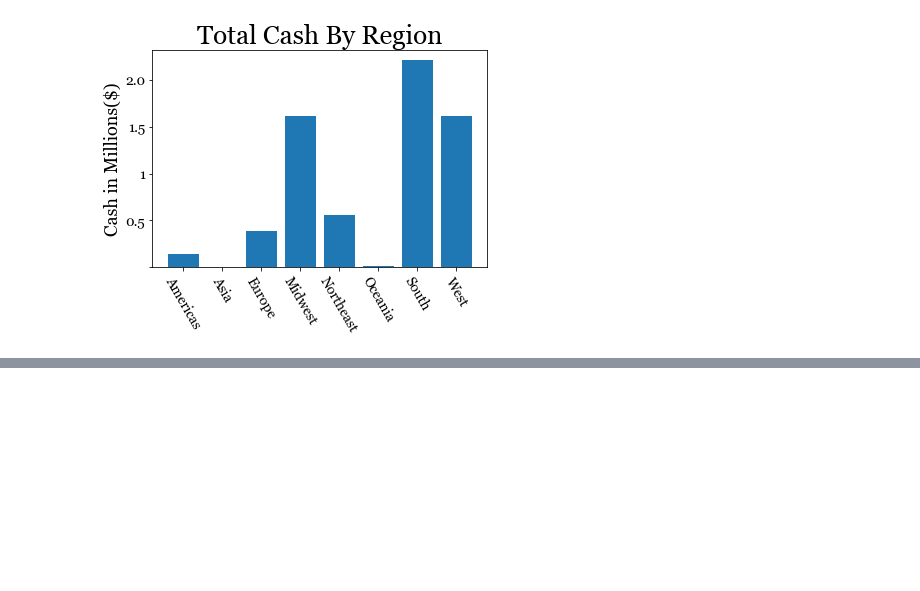
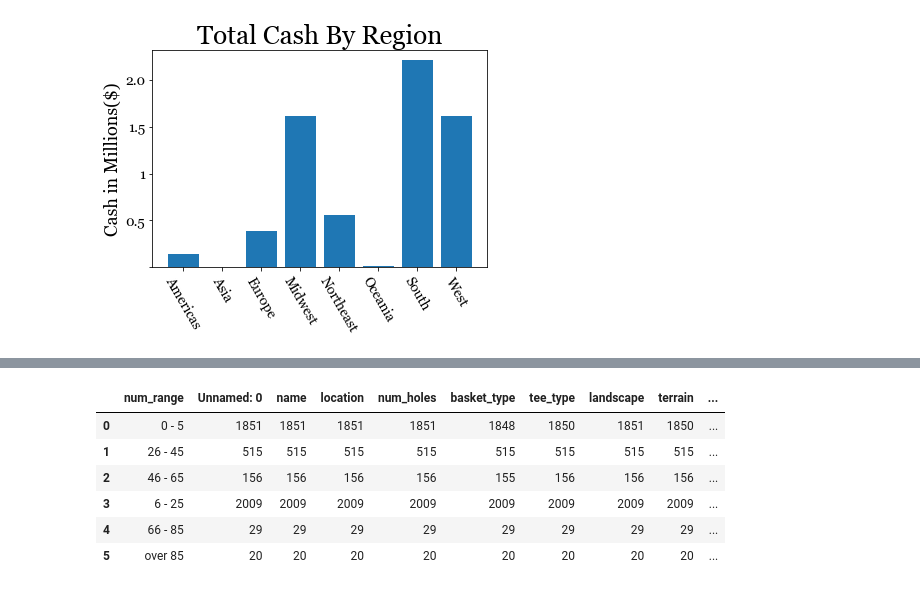
Before and after one commit to nicholastbolick/Disc-Golf-Stats, a Jupyter notebook: Top Earning Disc Golfers.ipynb, the cells around one changed output, grey strips where cells are left out. Drawn from its saved outputs; the diff is of its cells as text; code cells hidden in the pictures; blank space fills up the shorter version.

```diff
--- a/Top Earning Disc Golfers.ipynb
+++ b/Top Earning Disc Golfers.ipynb
@@ -180,0 +452,11 @@ AttributeError: 'numpy.ndarray' object has no attribute 'count'
+# %%
+by_range = courses.groupby(['num_range']).count().reset_index()
+by_range
+# %% [output]
+|  | num_range | Unnamed: 0 | name | location | num_holes | basket_type | tee_type | landscape | terrain | ... |
+| 0 | 0 - 5 | 1851 | 1851 | 1851 | 1851 | 1848 | 1850 | 1851 | 1850 | ... |
+| 1 | 26 - 45 | 515 | 515 | 515 | 515 | 515 | 515 | 515 | 515 | ... |
+| 2 | 46 - 65 | 156 | 156 | 156 | 156 | 155 | 156 | 156 | 156 | ... |
+| 3 | 6 - 25 | 2009 | 2009 | 2009 | 2009 | 2009 | 2009 | 2009 | 2009 | ... |
+| 4 | 66 - 85 | 29 | 29 | 29 | 29 | 29 | 29 | 29 | 29 | ... |
+| 5 | over 85 | 20 | 20 | 20 | 20 | 20 | 20 | 20 | 20 | ... |
```
Also changed, not shown: parts of 10 cells of this notebook, 3 other files.
